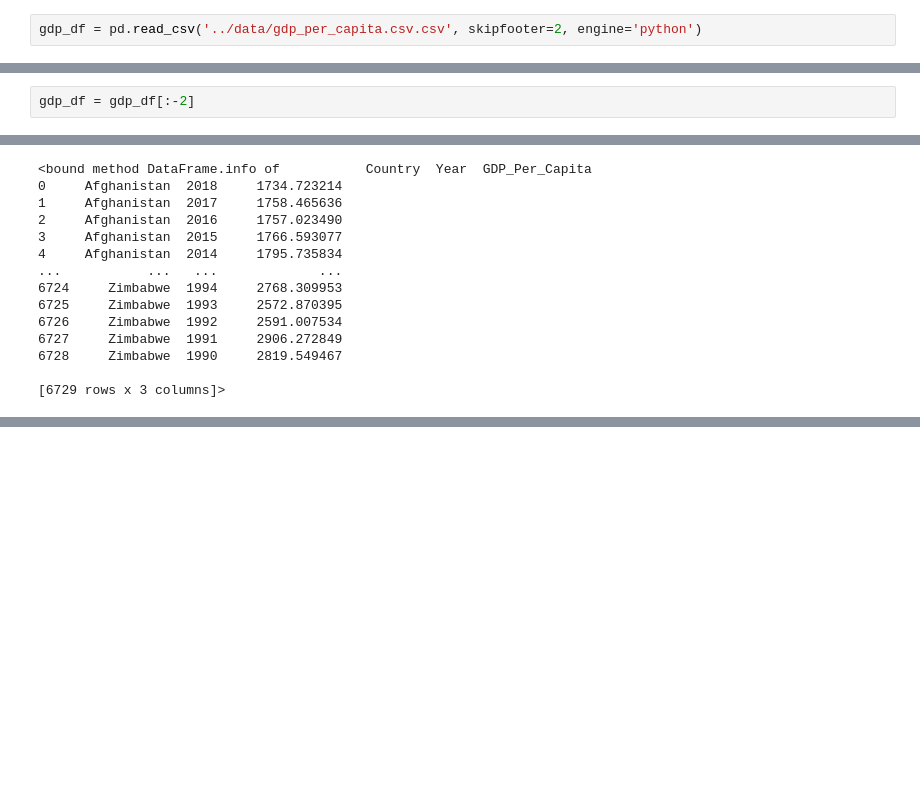
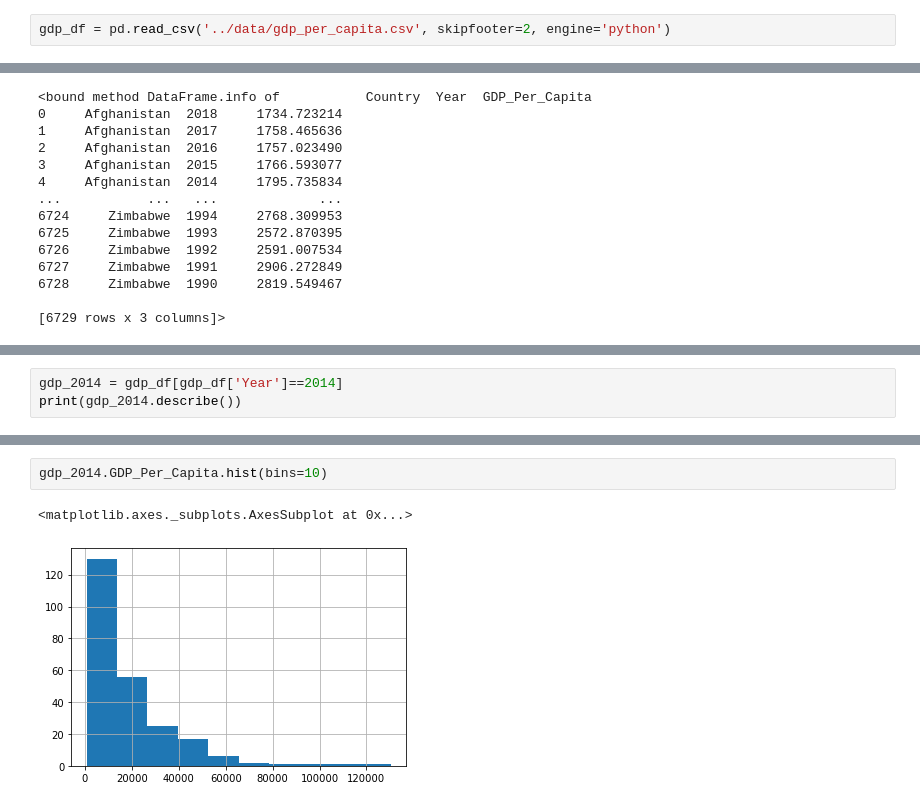
Before and after one commit to nss-data-science-cohort-4/dq1-undata-racecarfastlane, a Jupyter notebook: notebooks/UN_Data_Exploration.ipynb, the cells around one changed output, grey strips where cells are left out. Drawn from its saved outputs; the diff is of its cells as text; blank space fills up the shorter version.

```diff
--- a/notebooks/UN_Data_Exploration.ipynb
+++ b/notebooks/UN_Data_Exploration.ipynb
@@ -7,7 +7,7 @@ import scipy.stats as stats
 import statsmodels.api as sm
 %matplotlib inline
 # %%
-gdp_df = pd.read_csv('../data/gdp_per_capita.csv.csv', skipfooter=2, engine='python')
+gdp_df = pd.read_csv('../data/gdp_per_capita.csv', skipfooter=2, engine='python')
 # %%
 gdp_df.head(10)
 # %% [output]
@@ -31,8 +31,6 @@ gdp_df.tail(5)
 | 6726 | Zimbabwe | 1992 | 2591.007534 | NaN |
 | 6727 | Zimbabwe | 1991 | 2906.272849 | NaN |
 | 6728 | Zimbabwe | 1990 | 2819.549467 | NaN |
-# %%
-gdp_df = gdp_df[:-2]
 # %%
 gdp_df.tail(5)
 # %% [output]
@@ -72,0 +120,3 @@ gdp_df.info
+# %%
+gdp_2014 = gdp_df[gdp_df['Year']==2014]
+print(gdp_2014.describe())
@@ -72,0 +133,5 @@ gdp_df.info
+# %%
+gdp_2014.GDP_Per_Capita.hist(bins=10)
+# %% [output]
+<matplotlib.axes._subplots.AxesSubplot at 0x...>
+[figure, added]
```
Also changed, not shown: parts of 19 cells of this notebook.
